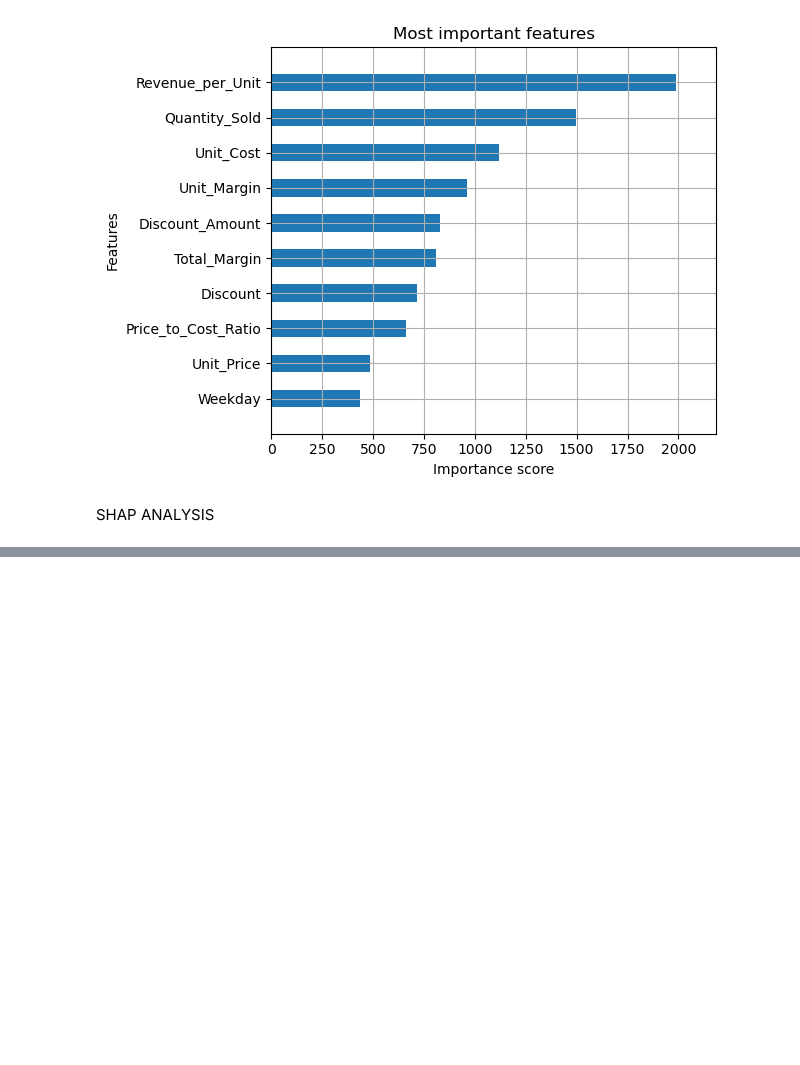
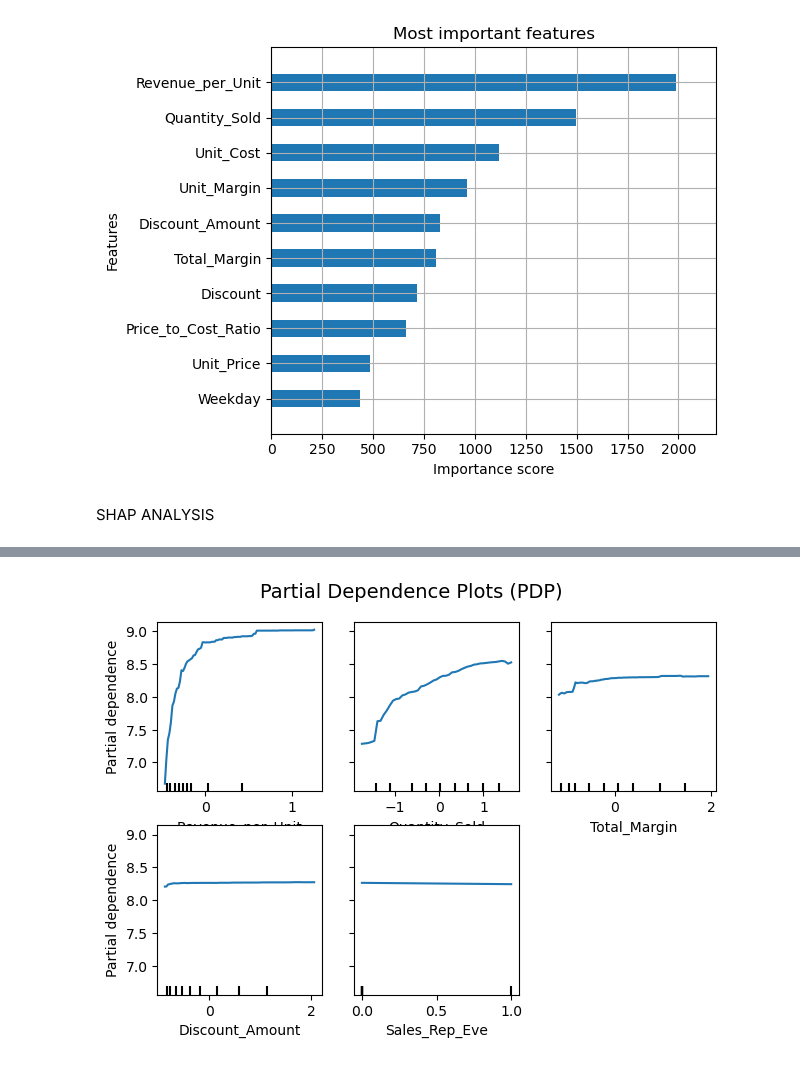
Before and after one commit to estrin00/diplomski, a Jupyter notebook: ml_xgbr.ipynb, the cells around one changed output, grey strips where cells are left out. Saved outputs shown, nothing was run; the diff lists cells and outputs as text; code cells hidden in the pictures; blank space fills up the shorter version.

```diff
--- a/ml_xgbr.ipynb
+++ b/ml_xgbr.ipynb
@@ -409,0 +350,80 @@ memory usage: 63.0+ KB
+# %%
+import pandas as pd
+import numpy as np
+import matplotlib.pyplot as plt
+from sklearn.model_selection import train_test_split
+from sklearn.preprocessing import OneHotEncoder, StandardScaler
+from sklearn.compose import ColumnTransformer
+from sklearn.pipeline import Pipeline
+from sklearn.metrics import mean_absolute_error, mean_squared_error, r2_score
+from xgboost import XGBRegressor
+from sklearn.inspection import PartialDependenceDisplay
+
+df = pd.read_csv("sales_data2.csv")
+
+df['Price_to_Cost_Ratio'] = df['Unit_Price'] / df['Unit_Cost']
+df['Revenue_per_Unit'] = df['Sales_Amount'] / df['Quantity_Sold']
+df['Has_Discount'] = (df['Discount'] > 0).astype(int)
+
+y = np.log1p(df['Sales_Amount'])  # log-transformacija
+X = df.drop(columns=['Sales_Amount'])
+
+categorical = ['Sales_Rep', 'Region', 'Product_Category', 'Customer_Type', 'Payment_Method']
+numerical = [col for col in X.columns if col not in categorical]
+
+preprocessor = ColumnTransformer(transformers=[
+    ('cat', OneHotEncoder(drop='first'), categorical),
+    ('num', StandardScaler(), numerical)
+])
+
+X_prepared = preprocessor.fit_transform(X)
+
+ohe = preprocessor.named_transformers_['cat']
+ohe_feature_names = ohe.get_feature_names_out(categorical)
+numeric_feature_names = numerical
+feature_names = np.concatenate([ohe_feature_names, numeric_feature_names])
+
+X_train, X_test, y_train, y_test = train_test_split(X_prepared, y, test_size=0.2, random_state=42)
+
+model = XGBRegressor(
+    objective='reg:squarederror',
+    learning_rate=0.05,
+    max_depth=6,
+    subsample=0.8,
+    colsample_bytree=0.8,
+    n_estimators=100,
+    random_state=42
+)
+
+model.fit(X_train, y_train)
+
+y_pred_log = model.predict(X_test)
+y_pred = np.expm1(y_pred_log)
+y_test_original = np.expm1(y_test)
+
+print("MAE:", round(mean_absolute_error(y_test_original, y_pred), 2))
+print("MSE:", round(mean_squared_error(y_test_original, y_pred), 2))
+print("RMSE:", round(mean_squared_error(y_test_original, y_pred, squared=False), 2))
+print("R² Score:", round(r2_score(y_test_original, y_pred), 4))
+
+# 📌 feature indexes for PDP
+features_to_plot = [
+    feature_names.tolist().index("Revenue_per_Unit"),
+    feature_names.tolist().index("Quantity_Sold"),
+    feature_names.tolist().index("Total_Margin"),
+    feature_names.tolist().index("Discount_Amount"),
+    feature_names.tolist().index("Sales_Rep_Eve")
+]
+
+# 🖼️ PDP graph
+PartialDependenceDisplay.from_estimator(
+    model,
+    X_train,
+    features=features_to_plot,
+    feature_names=feature_names,
+    kind="average"
+)
+plt.suptitle("Partial Dependence Plots (PDP)", fontsize=14)
+plt.tight_layout()
+plt.show()
+# %% [output]
@@ -409,0 +434 @@ memory usage: 63.0+ KB
+[figure, added]
```
Also changed, not shown: parts of 8 cells of this notebook.
